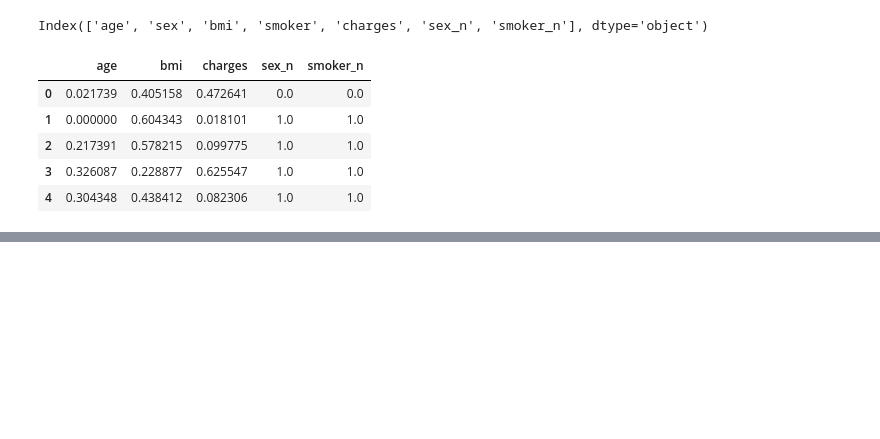
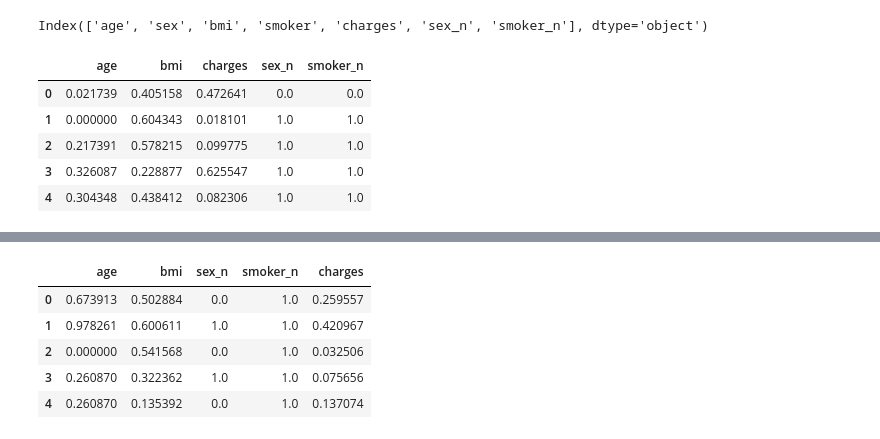
Before and after one commit to Eleiny9/machine-learning-python-template, a Jupyter notebook: src/explore.ipynb, the cells around one changed output, grey strips where cells are left out. Drawn from its saved outputs; the diff is of its cells as text; code cells hidden in the pictures; blank space fills up the shorter version.

```diff
--- a/src/explore.ipynb
+++ b/src/explore.ipynb
@@ -487,0 +538,9 @@ df_scal.head()
+# %%
+test_data.head()
+# %% [output]
+|  | age | bmi | sex_n | smoker_n | charges |
+| 0 | 0.673913 | 0.502884 | 0.0 | 1.0 | 0.259557 |
+| 1 | 0.978261 | 0.600611 | 1.0 | 1.0 | 0.420967 |
+| 2 | 0.000000 | 0.541568 | 0.0 | 1.0 | 0.032506 |
+| 3 | 0.260870 | 0.322362 | 1.0 | 1.0 | 0.075656 |
+| 4 | 0.260870 | 0.135392 | 0.0 | 1.0 | 0.137074 |
```
Also changed, not shown: parts of 15 cells of this notebook, 3 other files.
